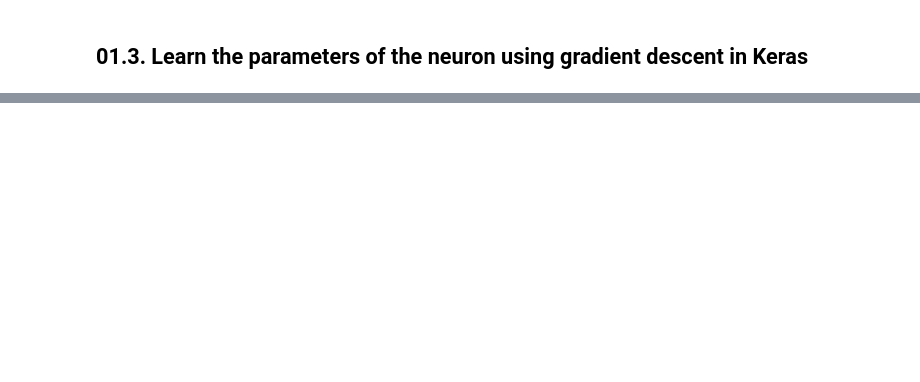
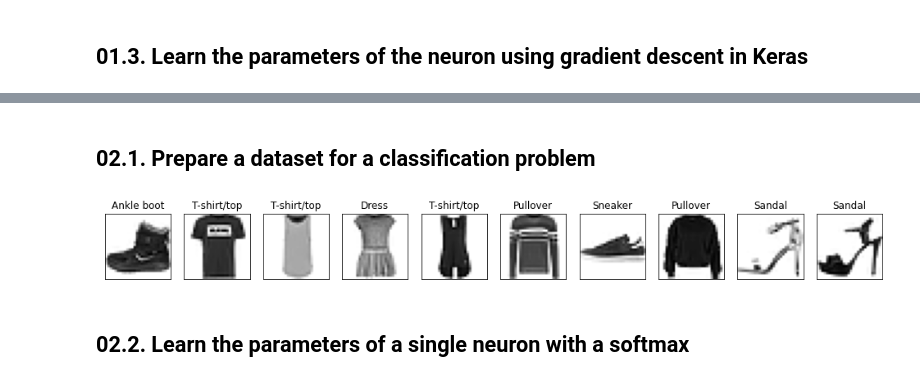
Before and after one commit to zafarrafii/Deep-Learning, a Jupyter notebook: notebook.ipynb, the cells around one changed output, grey strips where cells are left out. Saved outputs shown, nothing was run; the diff lists cells and outputs as text; code cells hidden in the pictures; blank space fills up the shorter version.

Commit message:
Started adding softmax regression.

```diff
--- a/notebook.ipynb
+++ b/notebook.ipynb
@@ -43,7 +43,7 @@ for i in range(number_epochs):
     for j in range(0, number_examples, batch_size):
 
         # Derive the end index of the batch
-        j2 = min(j+100, number_examples)
+        j2 = min(j+batch_size, number_examples)
 
         # Compute the predicted outputs using the inputs, and the predicted weights and bias
         predicted_outputs = np.matmul(true_inputs[j:j2, :], predicted_weights) + predicted_bias
@@ -156,7 +156,7 @@ for i in range(number_epochs):
     for j in range(0, number_examples, batch_size):
 
         # Derive the end index of the batch
-        j2 = min(j+100, number_examples)
+        j2 = min(j+batch_size, number_examples)
 
         # Compute the predicted outputs using the inputs, and the predicted weights and bias, for every individual
         predicted_outputs = np.matmul(true_inputs[j:j2, :], predicted_weights) + predicted_bias
@@ -202,0 +203,38 @@ Predicted bias: 4.2000524349572945
+# %% [markdown]
+## 02.1. Prepare a dataset for a classification problem
+# %%
+import numpy as np
+import tensorflow as tf
+import matplotlib.pyplot as plt
+
+# Import the fashion-MNIST dataset
+fashion_mnist = tf.keras.datasets.fashion_mnist
+(train_images, train_labels), (test_images, test_labels) = fashion_mnist.load_data()
+class_names = ['T-shirt/top', 'Trouser', 'Pullover', 'Dress', 'Coat', \
+               'Sandal', 'Shirt', 'Sneaker', 'Bag', 'Ankle boot']
+
+# Show some of the data
+plt.figure(figsize=(17, 10))
+for i in range(10):
+    plt.subplot(1, 10, i+1)
+    plt.imshow(train_images[i], cmap=plt.cm.binary)
+    plt.title(class_names[train_labels[i]])
+    plt.xticks([])
+    plt.yticks([])
+plt.show()
+
+# Get the number of train and test examples and the sizes of the inputs and outputs
+number_train = np.shape(train_images)[0]
+number_test = np.shape(test_images)[0]
+input_size = np.shape(train_images)[1]*np.shape(train_images)[2]
+output_size = len(class_names)
+
+# Reshape the data and normalize it
+train_inputs = np.reshape(train_images, (number_train, input_size))
+train_inputs = train_inputs/255
+test_inputs = np.reshape(test_images, (number_test, input_size))
+test_inputs = test_inputs/255
+# %% [output]
+[figure, added]
+# %% [markdown]
+## 02.2. Learn the parameters of a single neuron with a softmax
```
Also changed, not shown: parts of 6 cells of this notebook.
